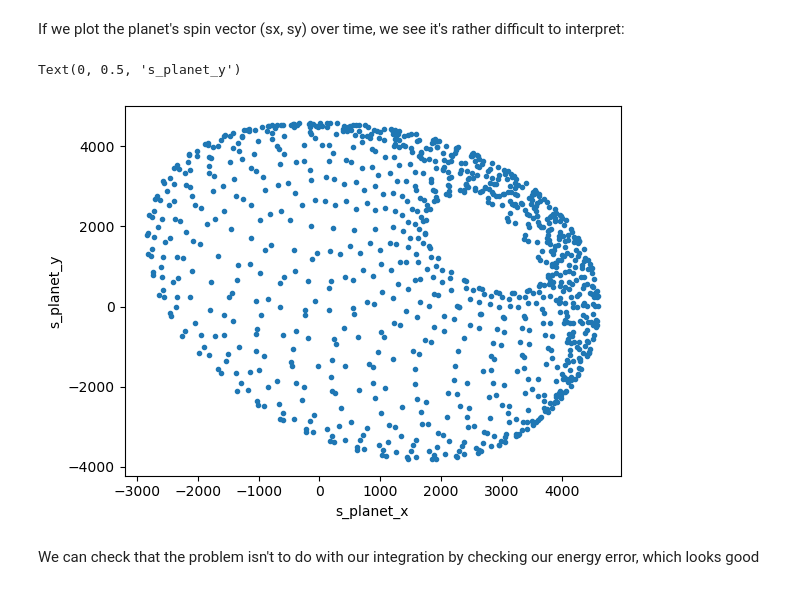
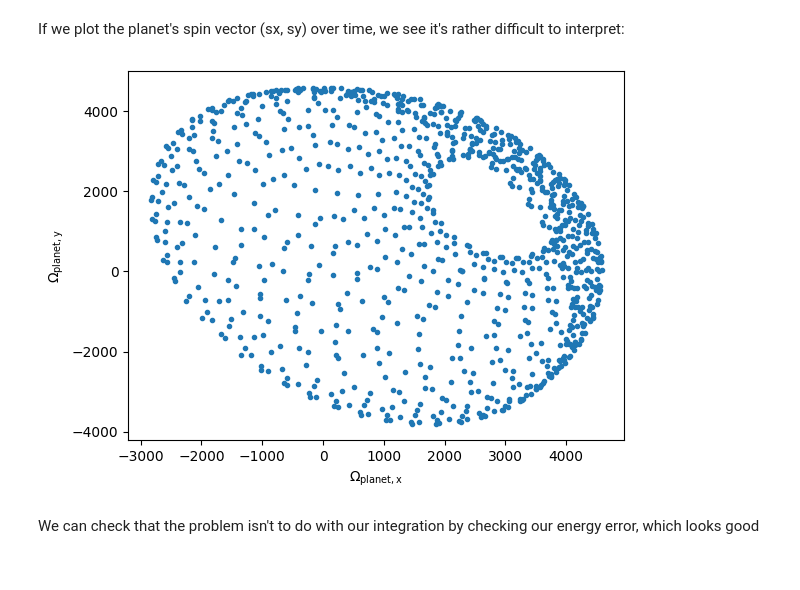
Before and after one commit to dtamayo/reboundx, a Jupyter notebook: ipython_examples/SpinsIntro.ipynb, the cells around one changed output. Saved outputs shown, nothing was run; the diff lists cells and outputs as text; code cells hidden in the pictures.

```diff
--- a/ipython_examples/SpinsIntro.ipynb
+++ b/ipython_examples/SpinsIntro.ipynb
@@ -55,15 +55,15 @@ tmax = 4e4*ps[1].P
 Nout = 1000
 times = np.linspace(0, tmax, Nout)
 
-splanet = np.zeros((Nout, 3))
-sstar = np.zeros((Nout, 3))
-orb = np.zeros((Nout, 3))
+Omega_planet = np.zeros((Nout, 3))
+Omega_star = np.zeros((Nout, 3))
+orbit_normal = np.zeros((Nout, 3))
 Es = np.zeros(Nout)
 E0 = sim.calculate_energy() + rebx.spin_potential(sf)
 for i, t in enumerate(times):
-    splanet[i] = ps[1].params['Omega']
-    sstar[i] = ps[0].params['Omega']
-    orb[i] = ps[1].hvec
+    Omega_planet[i] = ps[1].params['Omega']
+    Omega_star[i] = ps[0].params['Omega']
+    orbit_normal[i] = ps[1].hvec
     sim.integrate(t)
     E = sim.calculate_energy() + rebx.spin_potential(sf)
     Es[i] = np.abs((E-E0)/E0)
@@ -74,12 +74,11 @@ Wall time: 524 ms
 If we plot the planet's spin vector (sx, sy) over time, we see it's rather difficult to interpret:
 # %%
 fig, ax = plt.subplots()
-ax.plot(splanet[:,0], splanet[:,1], '.')
-ax.set_xlabel('s_planet_x')
-ax.set_ylabel('s_planet_y')
+ax.plot(Omega_planet[:,0], Omega_planet[:,1], '.')
+ax.set_xlabel('$\\Omega_{\\rm planet, x}$')
+ax.set_ylabel('$\\Omega_{\\rm planet, y}$');
 # %% [output]
-Text(0, 0.5, 's_planet_y')
-[figure, old version]
+[figure, new version]
 # %% [markdown]
 We can check that the problem isn't to do with our integration by checking our energy error, which looks good
 # %%
```
Also changed, not shown: parts of 11 cells of this notebook.
